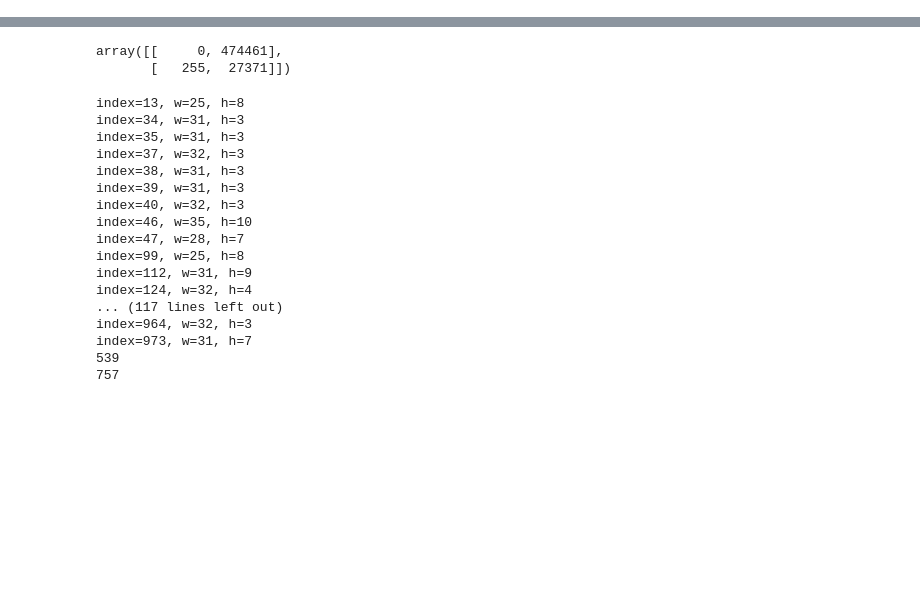
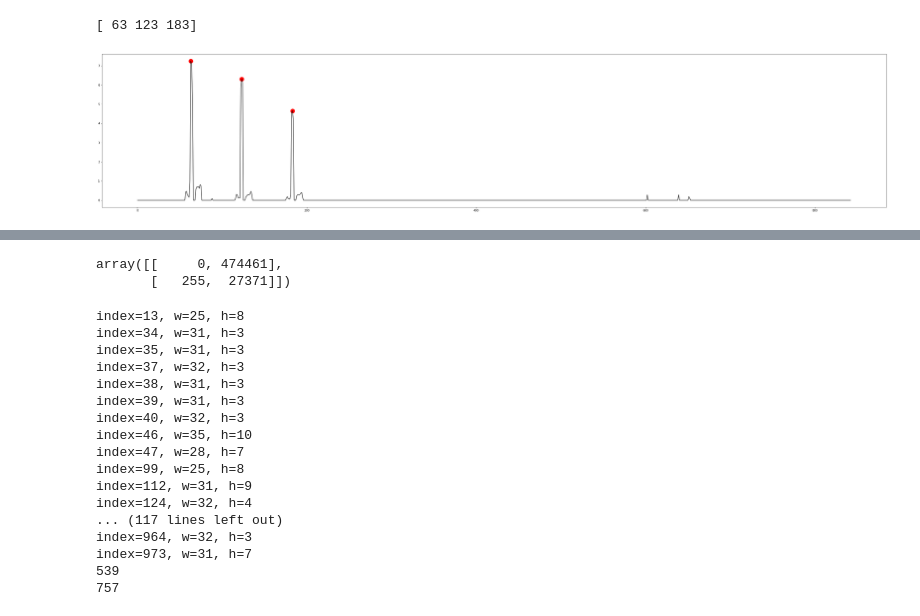
Before and after one commit to stoianmihail/Metapsaltiki, a Jupyter notebook: CC.ipynb, the cells around one changed output, grey strips where cells are left out. Cells and saved outputs as stored; diff of their text form; code cells hidden in the pictures; blank space fills up the shorter version.

```diff
--- a/CC.ipynb
+++ b/CC.ipynb
@@ -234,4 +295,9 @@ class Sheet:
       return self.pages[key]
 # %%
 sheet = Sheet('samples/paraclis.pdf')
+# %%
+sheet[3].plot_horizontal_projection()
+# %% [output]
+[ 63 123 183]
+[figure, added]
 # %%
```
Also changed, not shown: parts of 5 cells of this notebook.
